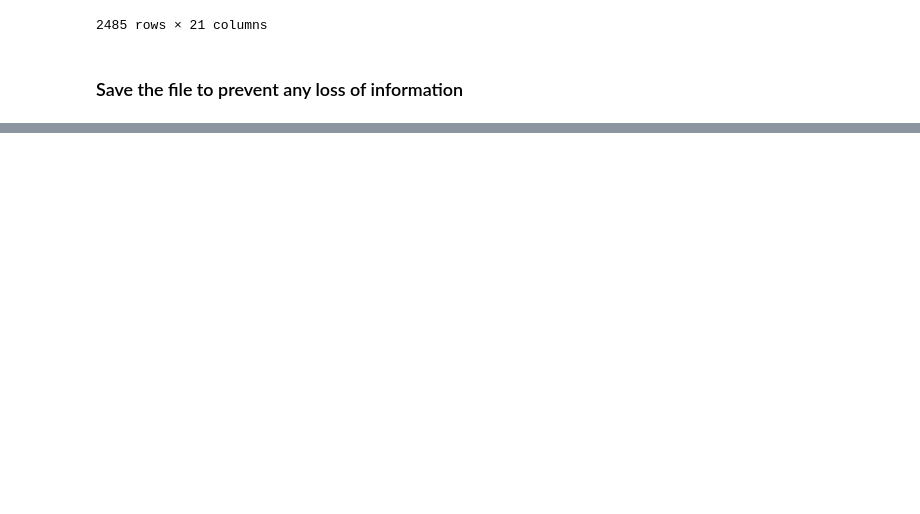
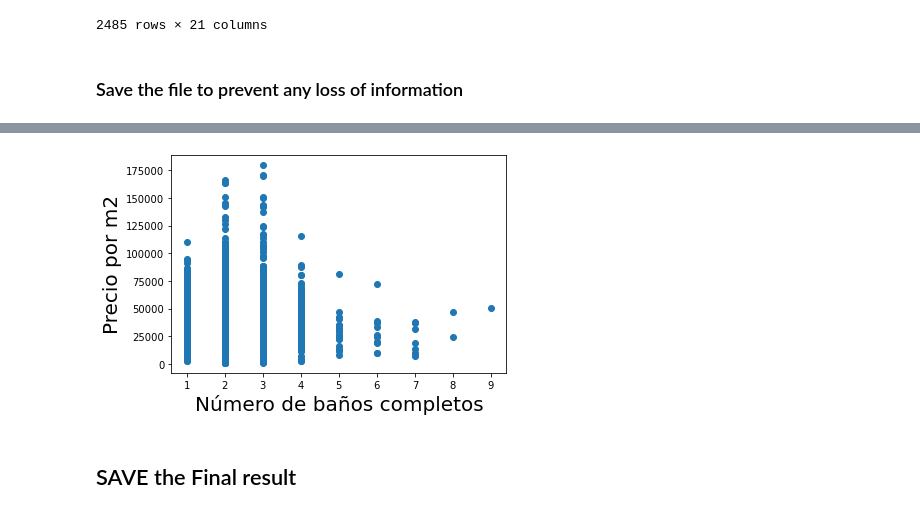
Before and after one commit to trezeget-1/meli_project, a Jupyter notebook: Inmuebles 24 - ETL.ipynb, the cells around one changed output, grey strips where cells are left out. Saved outputs shown, nothing was run; the diff lists cells and outputs as text; code cells hidden in the pictures; blank space fills up the shorter version.

```diff
--- a/Inmuebles 24 - ETL.ipynb
+++ b/Inmuebles 24 - ETL.ipynb
@@ -876,0 +998,24 @@ tabla_final.to_csv('csv_files/COMPLETE_inmuebles_24_CDMX.csv', index = False, en
+# %%
+tabla_final = tabla_final.drop(tabla_final.loc[tabla_final['Precio por m2']> 250000 , :].index)
+
+tabla_final = tabla_final.reset_index()
+
+del tabla_final['index']
+# %%
+# Following this plot, we can say that the dataset looks pretty balanced on regards on the number of
+# the bathrooms and its relation with the price per m2, so we don't need to delete any registries here
+
+import matplotlib.pyplot as plt
+
+x_axis = 'Número de baños completos'
+y_axis = 'Precio por m2'
+
+plt.scatter(x = tabla_final[x_axis], y = tabla_final[y_axis])
+plt.ticklabel_format(style='plain')
+plt.xlabel(x_axis, fontsize = 20)
+plt.ylabel(y_axis, fontsize = 20)
+plt.show()
+# %% [output]
+[figure, added]
+# %% [markdown]
+## SAVE the Final result
```
Also changed, not shown: parts of 23 cells of this notebook, 4 other files.
